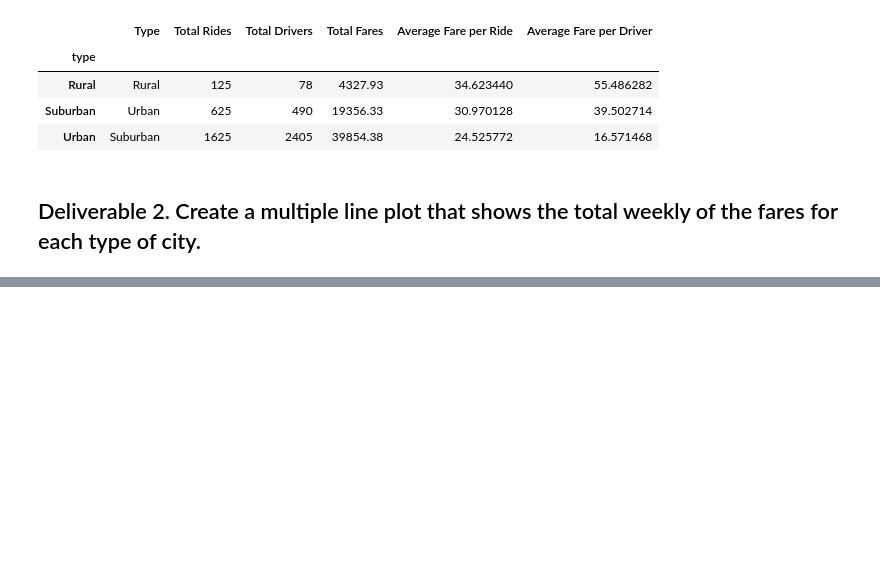
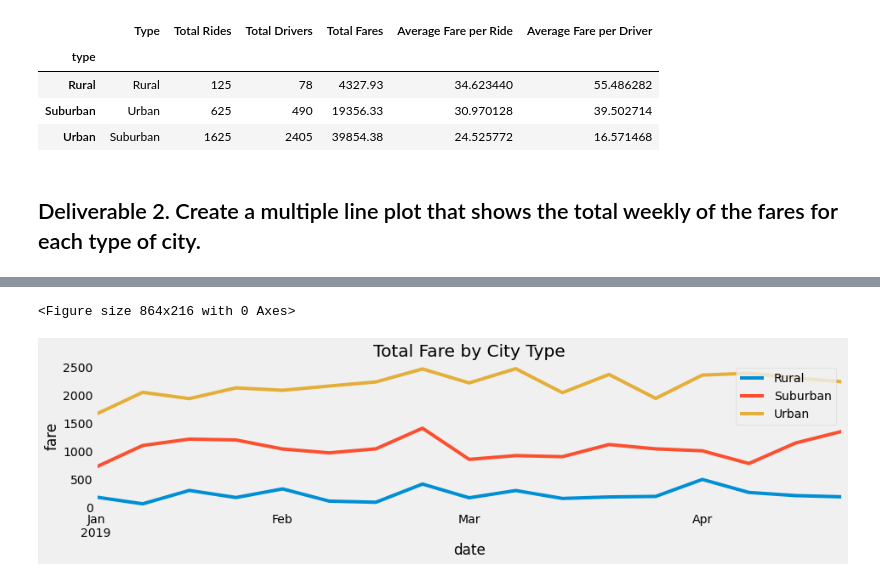
Before and after one commit to l-javier-garcia/PyBer_Analysis, a Jupyter notebook: PyBer_Challenge.ipynb, the cells around one changed output, grey strips where cells are left out. Cells and saved outputs as stored; diff of their text form; code cells hidden in the pictures; blank space fills up the shorter version.

```diff
--- a/PyBer_Challenge.ipynb
+++ b/PyBer_Challenge.ipynb
@@ -121,2 +192,6 @@ Pyber_summary_df.index.name = None
+# %%
+earnings_by_date_df.index = pd.to_datetime(earnings_by_date_df.index)
 # %%
 # 5. Create a new DataFrame from the pivot table DataFrame using loc on the given dates, '2019-01-01':'2019-04-29'.
+earnings_first_quarter_df=earnings_by_date_df.loc['2019-1-1':'2019-04-28']
+earnings_first_quarter_df.tail()
@@ -123,3 +206,4 @@ Pyber_summary_df.index.name = None
 # %%
 # 6. Set the "date" index to datetime datatype. This is necessary to use the resample() method in Step 8.
-# df.index = pd.to_datetime(df.index)
+earnings_first_quarter_df.index = pd.to_datetime(earnings_first_quarter_df.index)
+earnings_first_quarter_df
@@ -128,2 +239,4 @@ Pyber_summary_df.index.name = None
 # %%
 # 8. Create a new DataFrame using the "resample()" function by week 'W' and get the sum of the fares for each week.
+earnings_by_week_df = earnings_first_quarter_df.resample("W").sum()
+earnings_by_week_df
@@ -130,7 +263,18 @@ Pyber_summary_df.index.name = None
 # %%
 # 8. Using the object-oriented interface method, plot the resample DataFrame using the df.plot() function.
 
 # Import the style from Matplotlib.
 from matplotlib import style
+plt.figure(figsize=(12, 3))
+earnings_by_week_df.plot(ylabel="fare", figsize=(14,3))
 # Use the graph style fivethirtyeight.
 style.use('fivethirtyeight')
+plt.xlabel("date")
+plt.ylabel("fare")
+plt.title("Total Fare by City Type")
+plt.legend()
+plt.grid()
+plt.savefig("Analysis/PyBer_fare_summary.png")
+# %% [output]
+<Figure size 864x216 with 0 Axes>
+[figure, added]
```
Also changed, not shown: parts of 10 cells of this notebook, 4 other files.
